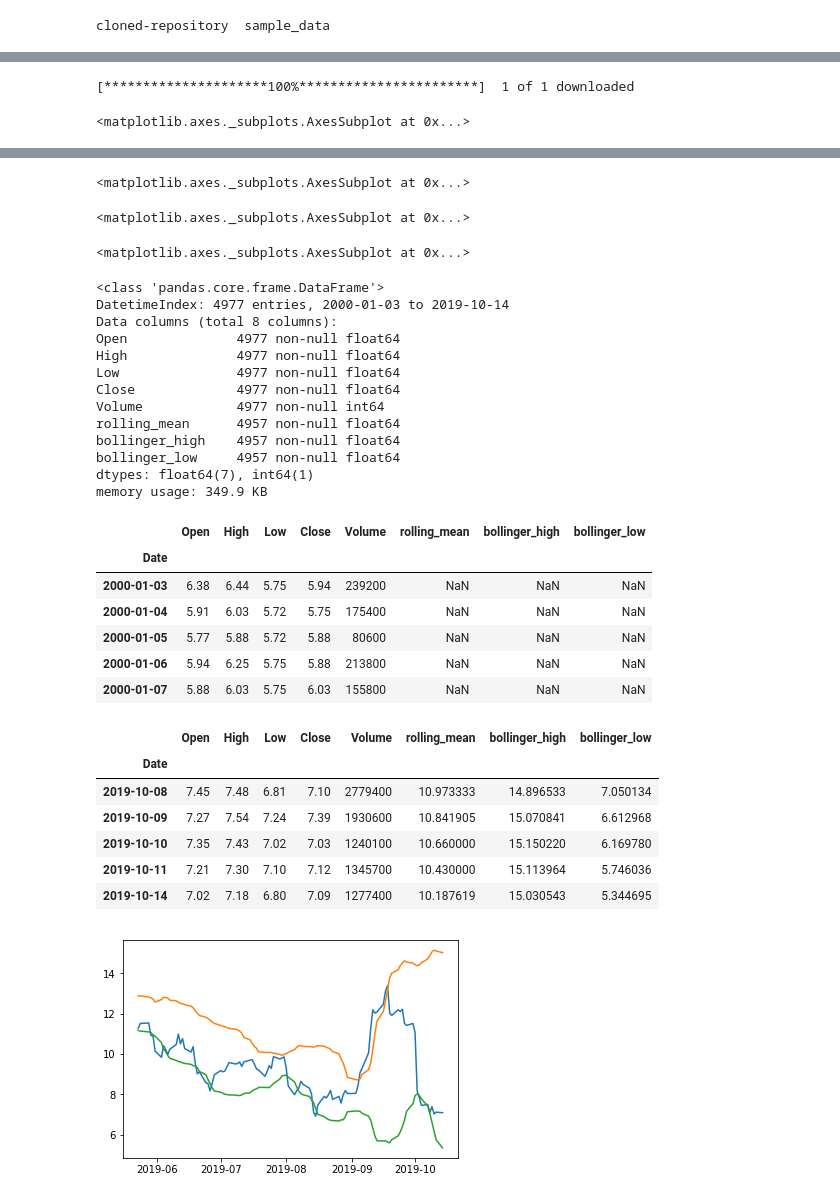
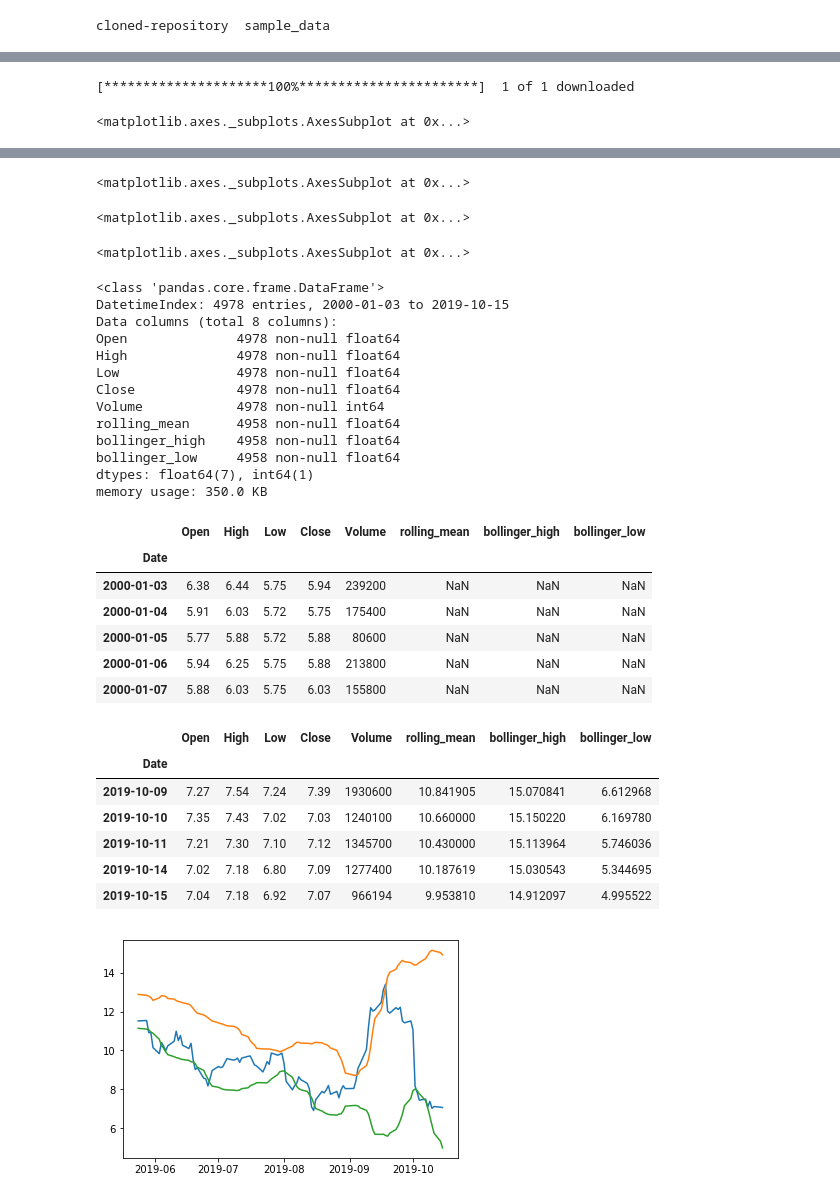
Before and after one commit to ravi-gopalan/lstm_analyses, a Jupyter notebook: lstm_prediction_WDC.ipynb, the cells around one changed output, grey strips where cells are left out. Saved outputs shown, nothing was run; the diff lists cells and outputs as text; code cells hidden in the pictures.

```diff
--- a/lstm_prediction_WDC.ipynb
+++ b/lstm_prediction_WDC.ipynb
@@ -181,6 +181,6 @@ memory usage: 349.9 KB
 # %%
 # Get the data for the stock UNFI by specifying the stock ticker, start date, and end date
-df_unfi = yf.download('UNFI','2000-01-01','2019-10-15')
+df_unfi = yf.download('UNFI','2000-01-01','2019-10-16')
 
 df_unfi = modify_features(df_unfi)
 
@@ -192,44 +192,44 @@ sns.lineplot(data=df_unfi['Close'][-100:])
 sns.lineplot(data=df_unfi['bollinger_high'][-100:])
 sns.lineplot(data=df_unfi['bollinger_low'][-100:])
 
 
 df_unfi.info()
 df_unfi.head()
 df_unfi.tail()
 # %% [output]
 [*********************100%***********************]  1 of 1 downloaded
 <matplotlib.axes._subplots.AxesSubplot at 0x...>
 [figure]
 <matplotlib.axes._subplots.AxesSubplot at 0x...>
 <matplotlib.axes._subplots.AxesSubplot at 0x...>
 <matplotlib.axes._subplots.AxesSubplot at 0x...>
 <class 'pandas.core.frame.DataFrame'>
-DatetimeIndex: 4977 entries, 2000-01-03 to 2019-10-14
+DatetimeIndex: 4978 entries, 2000-01-03 to 2019-10-15
 Data columns (total 8 columns):
-Open              4977 non-null float64
-High              4977 non-null float64
-Low               4977 non-null float64
-Close             4977 non-null float64
-Volume            4977 non-null int64
-rolling_mean      4957 non-null float64
-bollinger_high    4957 non-null float64
-bollinger_low     4957 non-null float64
+Open              4978 non-null float64
+High              4978 non-null float64
+Low               4978 non-null float64
+Close             4978 non-null float64
+Volume            4978 non-null int64
+rolling_mean      4958 non-null float64
+bollinger_high    4958 non-null float64
+bollinger_low     4958 non-null float64
 dtypes: float64(7), int64(1)
-memory usage: 349.9 KB
+memory usage: 350.0 KB
 |  | Open | High | Low | Close | Volume | rolling_mean | bollinger_high | bollinger_low |
 | Date |  |  |  |  |  |  |  |  |
 | 2000-01-03 | 6.38 | 6.44 | 5.75 | 5.94 | 239200 | NaN | NaN | NaN |
 | 2000-01-04 | 5.91 | 6.03 | 5.72 | 5.75 | 175400 | NaN | NaN | NaN |
 | 2000-01-05 | 5.77 | 5.88 | 5.72 | 5.88 | 80600 | NaN | NaN | NaN |
 | 2000-01-06 | 5.94 | 6.25 | 5.75 | 5.88 | 213800 | NaN | NaN | NaN |
 | 2000-01-07 | 5.88 | 6.03 | 5.75 | 6.03 | 155800 | NaN | NaN | NaN |
 |  | Open | High | Low | Close | Volume | rolling_mean | bollinger_high | bollinger_low |
 | Date |  |  |  |  |  |  |  |  |
-| 2019-10-08 | 7.45 | 7.48 | 6.81 | 7.10 | 2779400 | 10.973333 | 14.896533 | 7.050134 |
 | 2019-10-09 | 7.27 | 7.54 | 7.24 | 7.39 | 1930600 | 10.841905 | 15.070841 | 6.612968 |
 | 2019-10-10 | 7.35 | 7.43 | 7.02 | 7.03 | 1240100 | 10.660000 | 15.150220 | 6.169780 |
 | 2019-10-11 | 7.21 | 7.30 | 7.10 | 7.12 | 1345700 | 10.430000 | 15.113964 | 5.746036 |
 | 2019-10-14 | 7.02 | 7.18 | 6.80 | 7.09 | 1277400 | 10.187619 | 15.030543 | 5.344695 |
+| 2019-10-15 | 7.04 | 7.18 | 6.92 | 7.07 | 966194 | 9.953810 | 14.912097 | 4.995522 |
-[figure, old version]
+[figure, new version]
 # %%
 # Get the data for the stock GE by specifying the stock ticker, start date, and end date
```
Also changed, not shown: parts of 18 cells of this notebook.
